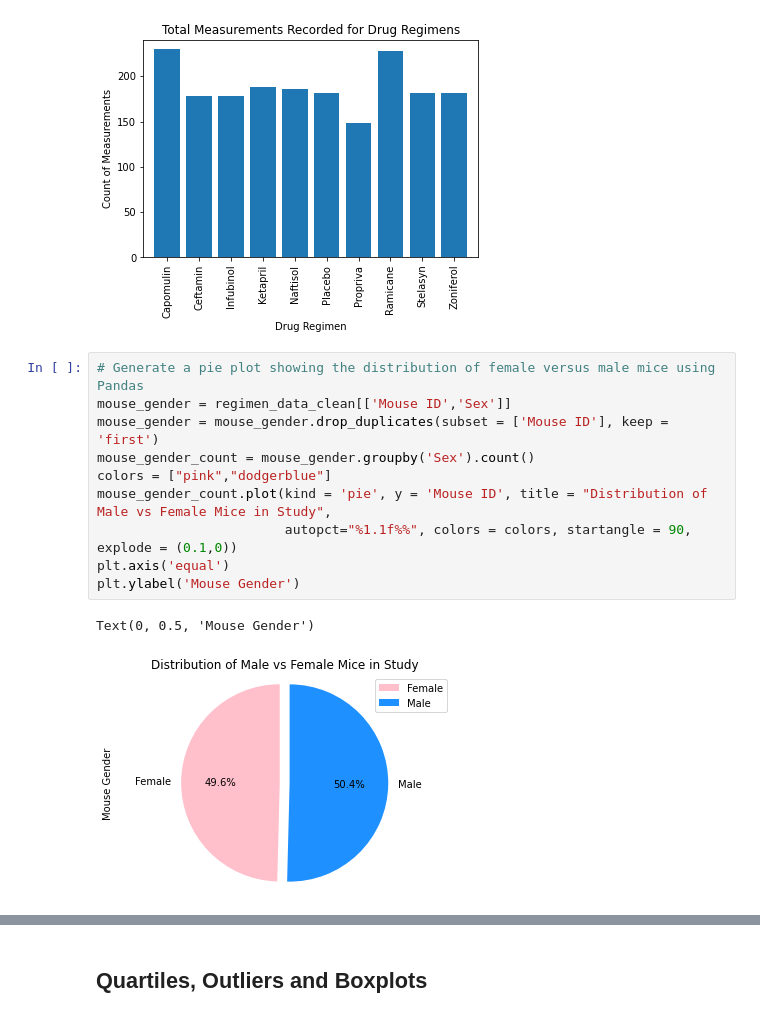
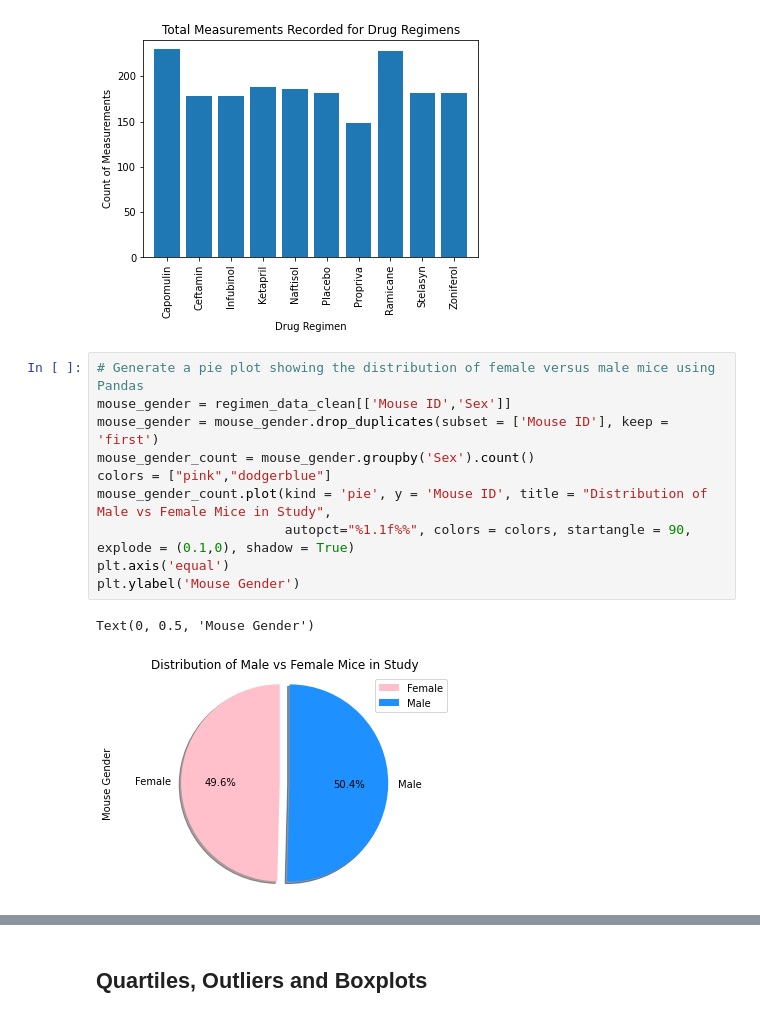
Before and after one commit to cjdance/matplotlib-challenge, a Jupyter notebook: Pymaceuticals/pymaceuticals_starter.ipynb, the cells around one changed output, grey strips where cells are left out. Saved outputs shown, nothing was run; the diff lists cells and outputs as text.

```diff
--- a/Pymaceuticals/pymaceuticals_starter.ipynb
+++ b/Pymaceuticals/pymaceuticals_starter.ipynb
@@ -185,16 +185,16 @@ plt.bar(x_axis,time_point_count)
 # %%
 # Generate a pie plot showing the distribution of female versus male mice using Pandas
 mouse_gender = regimen_data_clean[['Mouse ID','Sex']]
 mouse_gender = mouse_gender.drop_duplicates(subset = ['Mouse ID'], keep = 'first')
 mouse_gender_count = mouse_gender.groupby('Sex').count()
 colors = ["pink","dodgerblue"]
 mouse_gender_count.plot(kind = 'pie', y = 'Mouse ID', title = "Distribution of Male vs Female Mice in Study",
-                        autopct="%1.1f%%", colors = colors, startangle = 90, explode = (0.1,0))
+                        autopct="%1.1f%%", colors = colors, startangle = 90, explode = (0.1,0), shadow = True)
 plt.axis('equal')
 plt.ylabel('Mouse Gender')
 # %% [output]
 Text(0, 0.5, 'Mouse Gender')
-[figure, old version]
+[figure, new version]
 # %%
 # Generate a pie plot showing the distribution of female versus male mice using pyplot
 males = 0
```
Also changed, not shown: parts of 4 cells of this notebook.
